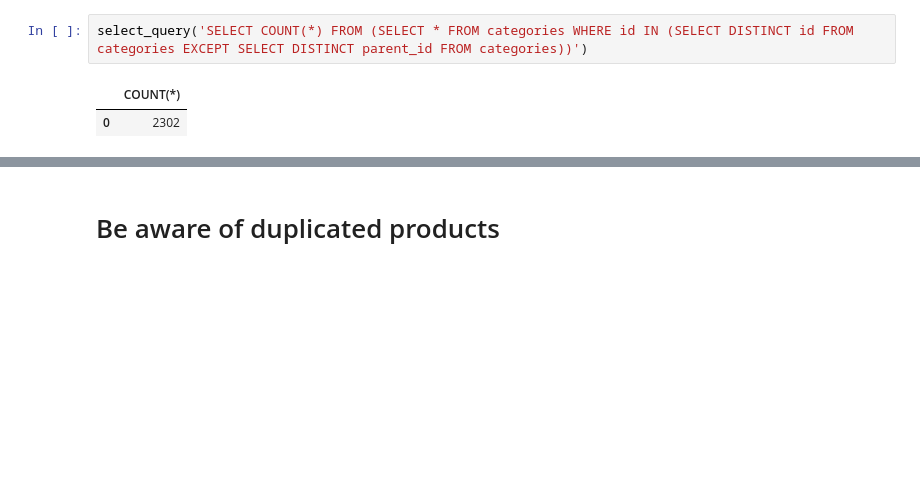
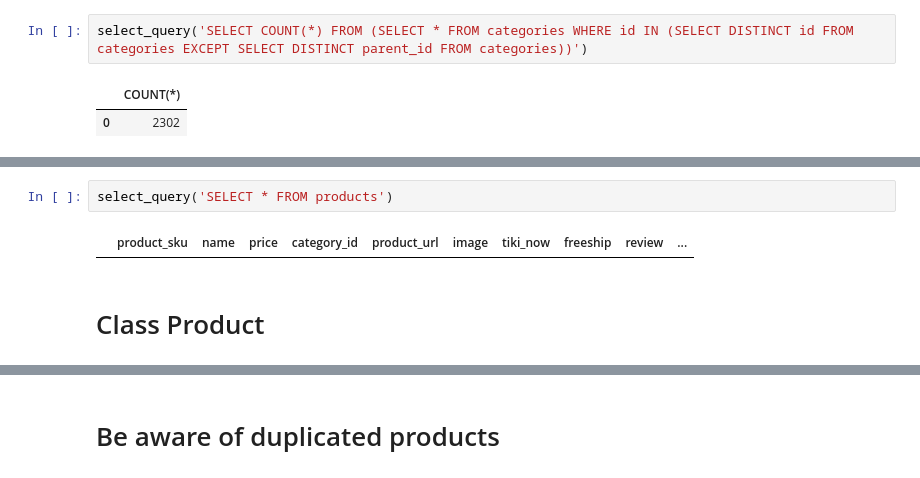
Before and after one commit to tannguyen2512/CS_week2_project_scrape_Tiki_categories_products, a Jupyter notebook: WeeklyProject_Get_Tiki_main_categories_sub_categories.ipynb, the cells around one changed output, grey strips where cells are left out. Cells and saved outputs as stored; diff of their text form; blank space fills up the shorter version.

```diff
--- a/WeeklyProject_Get_Tiki_main_categories_sub_categories.ipynb
+++ b/WeeklyProject_Get_Tiki_main_categories_sub_categories.ipynb
@@ -638,0 +547,6 @@ url = https://tiki.vn/dang-nuoc/c11787?page=22&src=c.1520.hamburger_menu_fly_out
+# %%
+select_query('SELECT * FROM products')
+# %% [output]
+|  | product_sku | name | price | category_id | product_url | image | tiki_now | freeship | review | ... |
+# %% [markdown]
+# Class Product
```
Also changed, not shown: parts of 27 cells of this notebook.
